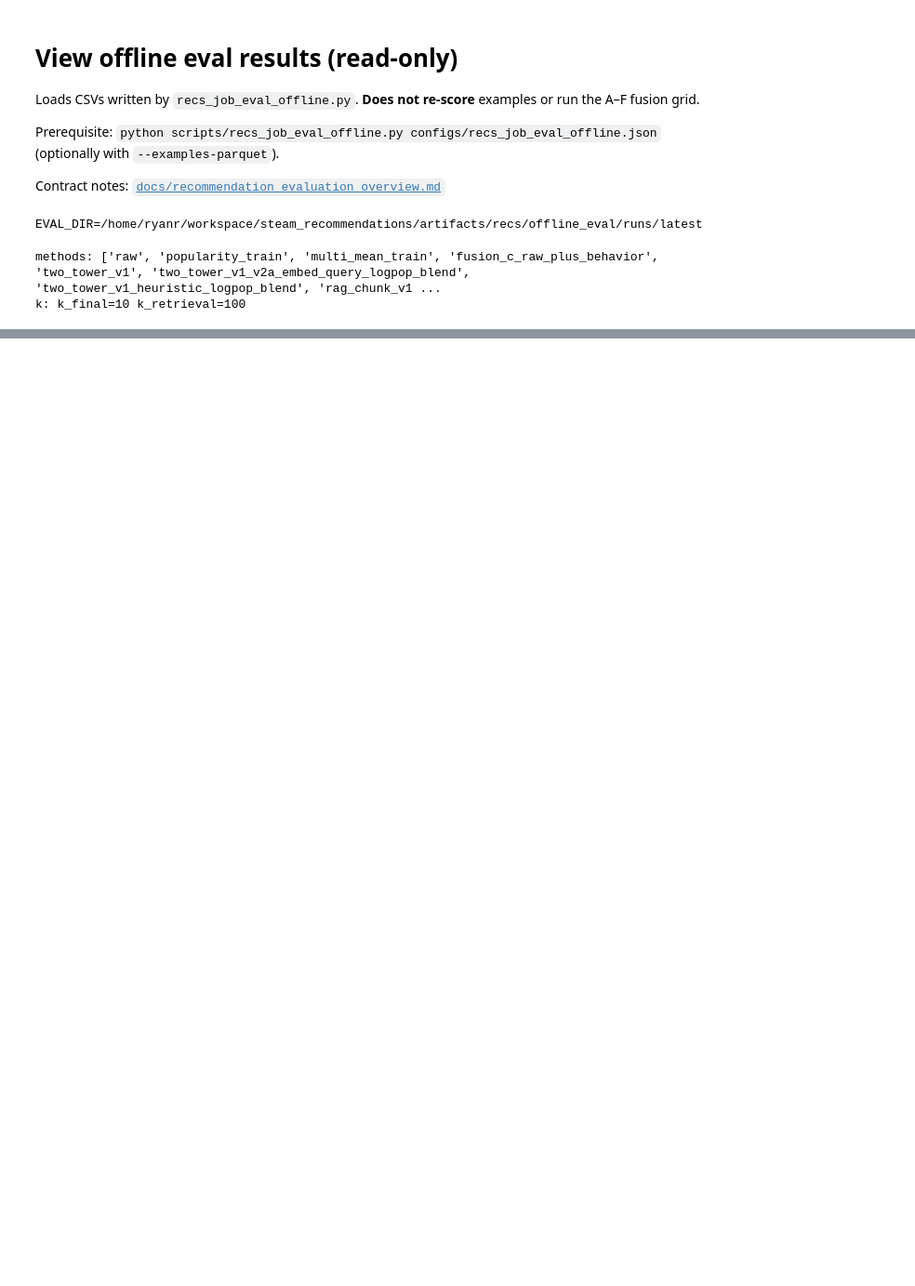
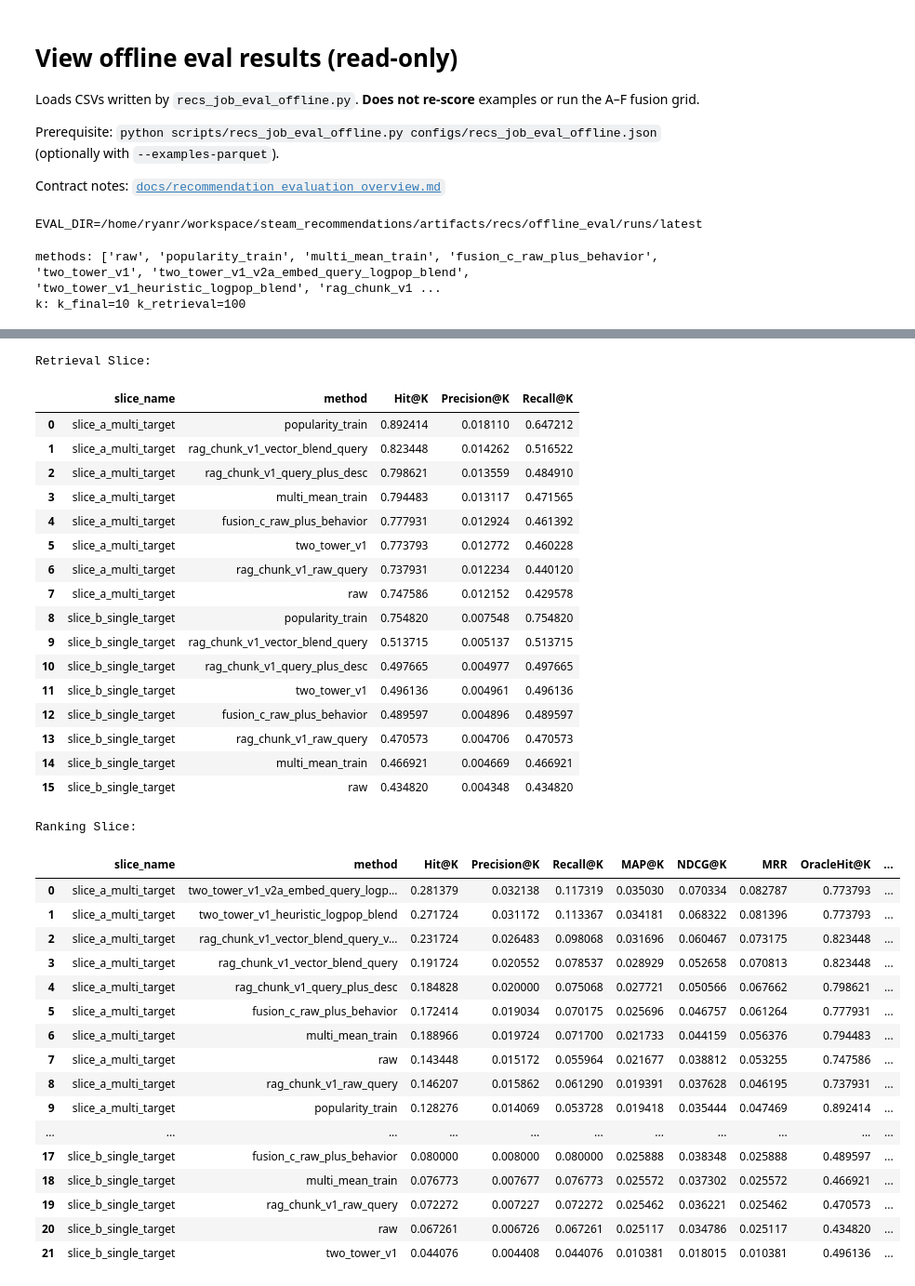
Before and after one commit to rreuther8/steam-review-ml, a Jupyter notebook: notebooks/evaluation/recs_011_view_offline_eval.ipynb, the cells around one changed output, grey strips where cells are left out. Shown at 93% size. Drawn from its saved outputs; the diff is of its cells as text; code cells hidden in the pictures; blank space fills up the shorter version.

```diff
--- a/notebooks/evaluation/recs_011_view_offline_eval.ipynb
+++ b/notebooks/evaluation/recs_011_view_offline_eval.ipynb
@@ -160,0 +248,45 @@ else:
+# %%
+if retr_slice is not None:
+    print("Retrieval Slice:")
+    display(retr_slice.sort_values(["slice_name", "Recall@K"], ascending=[True, False]))
+
+if rank_slice is not None:
+    print("Ranking Slice:")
+    display(rank_slice.sort_values(["slice_name", "NDCG@K"], ascending=[True, False]))
+# %% [output]
+Retrieval Slice:
+|  | slice_name | method | Hit@K | Precision@K | Recall@K |
+| 0 | slice_a_multi_target | popularity_train | 0.892414 | 0.018110 | 0.647212 |
+| 1 | slice_a_multi_target | rag_chunk_v1_vector_blend_query | 0.823448 | 0.014262 | 0.516522 |
+| 2 | slice_a_multi_target | rag_chunk_v1_query_plus_desc | 0.798621 | 0.013559 | 0.484910 |
+| 3 | slice_a_multi_target | multi_mean_train | 0.794483 | 0.013117 | 0.471565 |
+| 4 | slice_a_multi_target | fusion_c_raw_plus_behavior | 0.777931 | 0.012924 | 0.461392 |
+| 5 | slice_a_multi_target | two_tower_v1 | 0.773793 | 0.012772 | 0.460228 |
+| 6 | slice_a_multi_target | rag_chunk_v1_raw_query | 0.737931 | 0.012234 | 0.440120 |
+| 7 | slice_a_multi_target | raw | 0.747586 | 0.012152 | 0.429578 |
+| 8 | slice_b_single_target | popularity_train | 0.754820 | 0.007548 | 0.754820 |
+| 9 | slice_b_single_target | rag_chunk_v1_vector_blend_query | 0.513715 | 0.005137 | 0.513715 |
+| 10 | slice_b_single_target | rag_chunk_v1_query_plus_desc | 0.497665 | 0.004977 | 0.497665 |
+| 11 | slice_b_single_target | two_tower_v1 | 0.496136 | 0.004961 | 0.496136 |
+| 12 | slice_b_single_target | fusion_c_raw_plus_behavior | 0.489597 | 0.004896 | 0.489597 |
+| 13 | slice_b_single_target | rag_chunk_v1_raw_query | 0.470573 | 0.004706 | 0.470573 |
+| 14 | slice_b_single_target | multi_mean_train | 0.466921 | 0.004669 | 0.466921 |
+| 15 | slice_b_single_target | raw | 0.434820 | 0.004348 | 0.434820 |
+Ranking Slice:
+|  | slice_name | method | Hit@K | Precision@K | Recall@K | MAP@K | NDCG@K | MRR | OracleHit@K | ... |
+| 0 | slice_a_multi_target | two_tower_v1_v2a_embed_query_logp... | 0.281379 | 0.032138 | 0.117319 | 0.035030 | 0.070334 | 0.082787 | 0.773793 | ... |
+| 1 | slice_a_multi_target | two_tower_v1_heuristic_logpop_blend | 0.271724 | 0.031172 | 0.113367 | 0.034181 | 0.068322 | 0.081396 | 0.773793 | ... |
+| 2 | slice_a_multi_target | rag_chunk_v1_vector_blend_query_v... | 0.231724 | 0.026483 | 0.098068 | 0.031696 | 0.060467 | 0.073175 | 0.823448 | ... |
+| 3 | slice_a_multi_target | rag_chunk_v1_vector_blend_query | 0.191724 | 0.020552 | 0.078537 | 0.028929 | 0.052658 | 0.070813 | 0.823448 | ... |
+| 4 | slice_a_multi_target | rag_chunk_v1_query_plus_desc | 0.184828 | 0.020000 | 0.075068 | 0.027721 | 0.050566 | 0.067662 | 0.798621 | ... |
+| 5 | slice_a_multi_target | fusion_c_raw_plus_behavior | 0.172414 | 0.019034 | 0.070175 | 0.025696 | 0.046757 | 0.061264 | 0.777931 | ... |
+| 6 | slice_a_multi_target | multi_mean_train | 0.188966 | 0.019724 | 0.071700 | 0.021733 | 0.044159 | 0.056376 | 0.794483 | ... |
+| 7 | slice_a_multi_target | raw | 0.143448 | 0.015172 | 0.055964 | 0.021677 | 0.038812 | 0.053255 | 0.747586 | ... |
+| 8 | slice_a_multi_target | rag_chunk_v1_raw_query | 0.146207 | 0.015862 | 0.061290 | 0.019391 | 0.037628 | 0.046195 | 0.737931 | ... |
+| 9 | slice_a_multi_target | popularity_train | 0.128276 | 0.014069 | 0.053728 | 0.019418 | 0.035444 | 0.047469 | 0.892414 | ... |
+| ... | ... | ... | ... | ... | ... | ... | ... | ... | ... | ... |
+| 17 | slice_b_single_target | fusion_c_raw_plus_behavior | 0.080000 | 0.008000 | 0.080000 | 0.025888 | 0.038348 | 0.025888 | 0.489597 | ... |
+| 18 | slice_b_single_target | multi_mean_train | 0.076773 | 0.007677 | 0.076773 | 0.025572 | 0.037302 | 0.025572 | 0.466921 | ... |
+| 19 | slice_b_single_target | rag_chunk_v1_raw_query | 0.072272 | 0.007227 | 0.072272 | 0.025462 | 0.036221 | 0.025462 | 0.470573 | ... |
+| 20 | slice_b_single_target | raw | 0.067261 | 0.006726 | 0.067261 | 0.025117 | 0.034786 | 0.025117 | 0.434820 | ... |
+| 21 | slice_b_single_target | two_tower_v1 | 0.044076 | 0.004408 | 0.044076 | 0.010381 | 0.018015 | 0.010381 | 0.496136 | ... |
```
Also changed, not shown: parts of 7 cells of this notebook, 18 other files.
